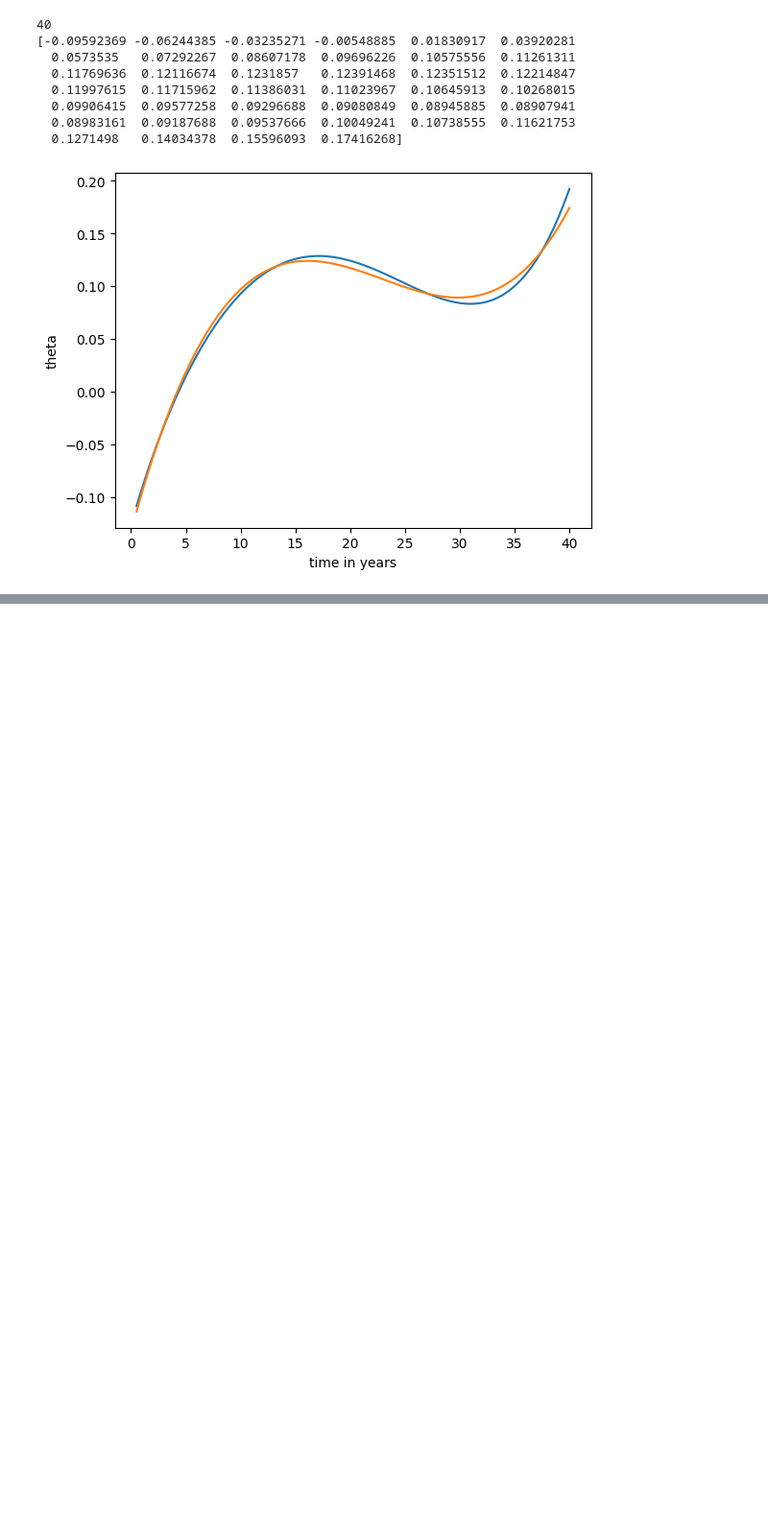
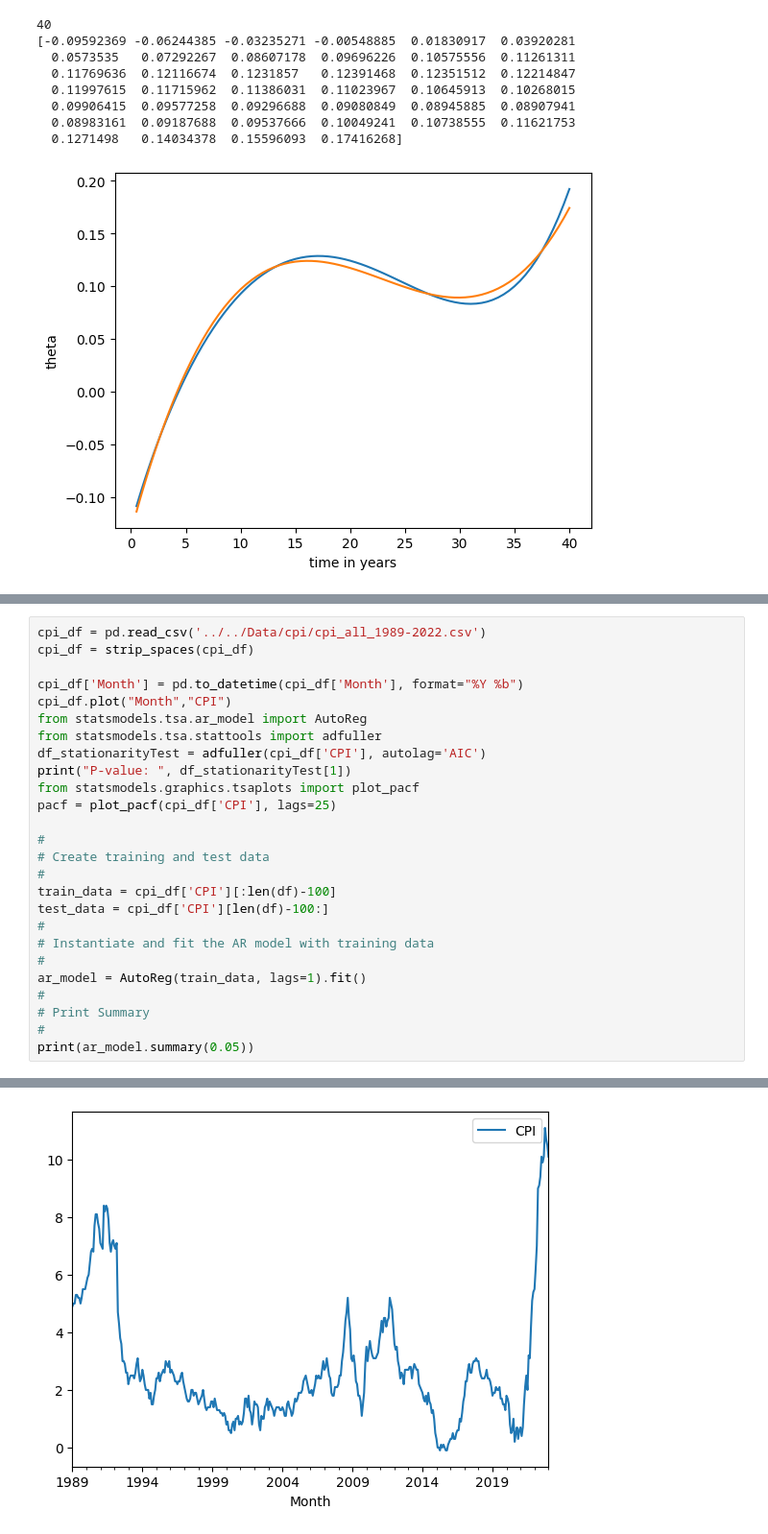
Before and after one commit to sophiebella28/pension_model, a Jupyter notebook: python/calibrate.ipynb, the cells around one changed output, grey strips where cells are left out. Shown: that part at 96% size. Cells and saved outputs as stored; diff of their text form; blank space fills up the shorter version.

```diff
--- a/python/calibrate.ipynb
+++ b/python/calibrate.ipynb
@@ -89,0 +90,27 @@ Ultra-Long -0.868976  0.248395  0.794168  0.938617  0.996863    1.000000
+# %%
+cpi_df = pd.read_csv('../../Data/cpi/cpi_all_1989-2022.csv')
+cpi_df = strip_spaces(cpi_df)
+
+cpi_df['Month'] = pd.to_datetime(cpi_df['Month'], format="%Y %b")
+cpi_df.plot("Month","CPI")
+from statsmodels.tsa.ar_model import AutoReg
+from statsmodels.tsa.stattools import adfuller
+df_stationarityTest = adfuller(cpi_df['CPI'], autolag='AIC')
+print("P-value: ", df_stationarityTest[1])
+from statsmodels.graphics.tsaplots import plot_pacf
+pacf = plot_pacf(cpi_df['CPI'], lags=25)
+
+#
+# Create training and test data
+#
+train_data = cpi_df['CPI'][:len(df)-100]
+test_data = cpi_df['CPI'][len(df)-100:]
+#
+# Instantiate and fit the AR model with training data
+#
+ar_model = AutoReg(train_data, lags=1).fit()
+#
+# Print Summary
+#
+print(ar_model.summary(0.05))
+# %% [output]
@@ -89,0 +134 @@ Ultra-Long -0.868976  0.248395  0.794168  0.938617  0.996863    1.000000
+[figure, added]
```
Also changed, not shown: parts of 3 cells of this notebook, 7 other files.
